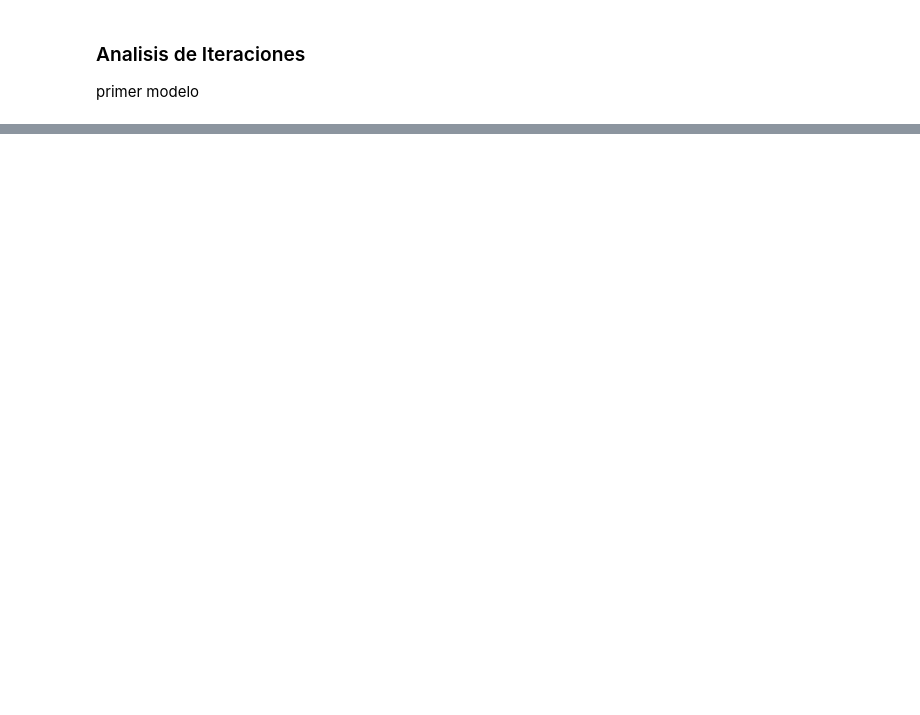
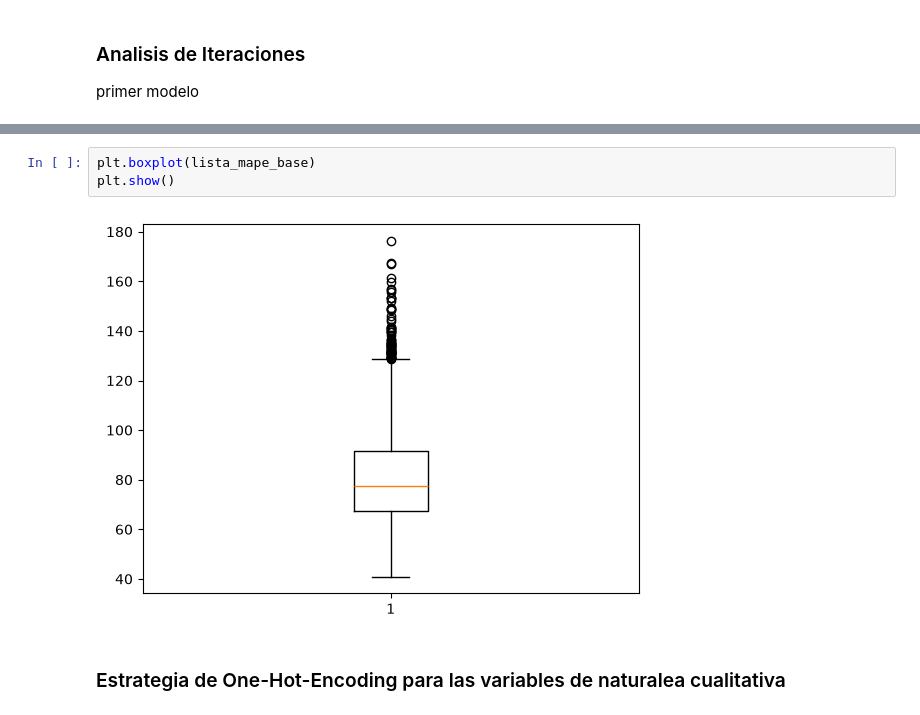
Before and after one commit to cvva/ingswsenati, a Jupyter notebook: Mod_Paq_ML/4_estadistica/10_regresion_lineal_multiple.ipynb, the cells around one changed output, grey strips where cells are left out. Drawn from its saved outputs; the diff is of its cells as text; blank space fills up the shorter version.

```diff
--- a/Mod_Paq_ML/4_estadistica/10_regresion_lineal_multiple.ipynb
+++ b/Mod_Paq_ML/4_estadistica/10_regresion_lineal_multiple.ipynb
@@ -193,0 +194,7 @@ plt.show()
+# %%
+plt.boxplot(lista_mape_base)
+plt.show()
+# %% [output]
+[figure, added]
+# %% [markdown]
+### Estrategia de One-Hot-Encoding para las variables de naturalea cualitativa
```
Also changed, not shown: parts of 19 cells of this notebook.
